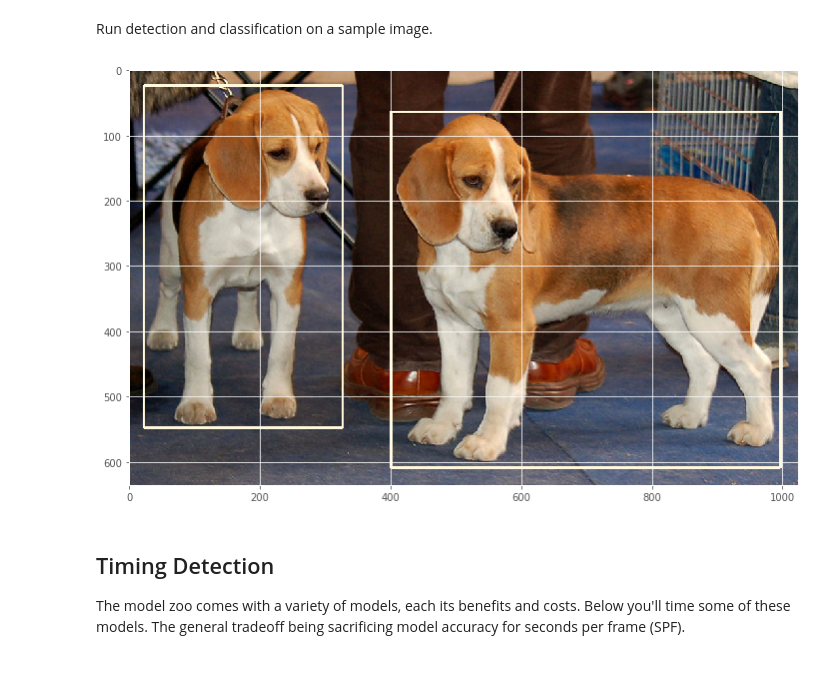
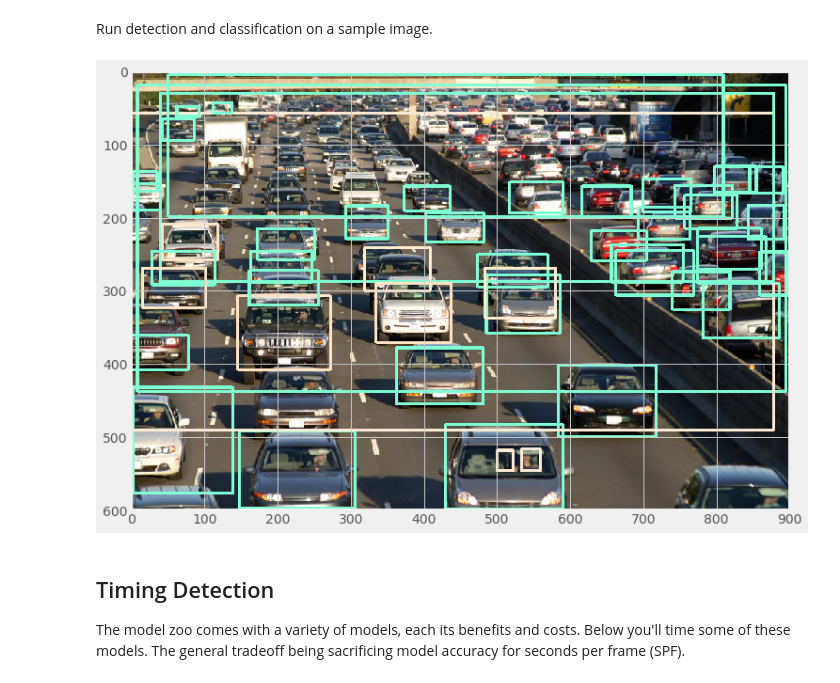
Before and after one commit to mohan-barathi/SD_Car_ND_Object_Detection, a Jupyter notebook: CarND-Object-Detection-Lab.ipynb, the cells around one changed output. Saved outputs shown, nothing was run; the diff lists cells and outputs as text; code cells hidden in the pictures.

Commit message:
added some more samples for object detection

```diff
--- a/CarND-Object-Detection-Lab.ipynb
+++ b/CarND-Object-Detection-Lab.ipynb
@@ -393,35 +393,35 @@ detection_classes = detection_graph.get_tensor_by_name('detection_classes:0')
 Run detection and classification on a sample image.
 # %%
 # Load a sample image.
-image = Image.open('./assets/sample1.jpg')
+image = Image.open('./assets/1_2.jpg')
 image_np = np.expand_dims(np.asarray(image, dtype=np.uint8), 0)
 
 with tf.Session(graph=detection_graph) as sess:
     # Actual detection.
     (boxes, scores, classes) = sess.run([detection_boxes, detection_scores, detection_classes],
                                         feed_dict={image_tensor: image_np})
 
     # Remove unnecessary dimensions
     boxes = np.squeeze(boxes)
     scores = np.squeeze(scores)
     classes = np.squeeze(classes)
 
-    confidence_cutoff = 0.8
+    confidence_cutoff = 0.2
     # Filter boxes with a confidence score less than `confidence_cutoff`
     boxes, scores, classes = filter_boxes(confidence_cutoff, boxes, scores, classes)
 
     # The current box coordinates are normalized to a range between 0 and 1.
     # This converts the coordinates actual location on the image.
     width, height = image.size
     box_coords = to_image_coords(boxes, height, width)
 
     # Each class with be represented by a differently colored box
     draw_boxes(image, box_coords, classes)
 
     plt.figure(figsize=(12, 8))
     plt.imshow(image)
 # %% [output]
-[figure, old version]
+[figure, new version]
 # %% [markdown]
 ## Timing Detection
 
```
Also changed, not shown: 4 other files.
